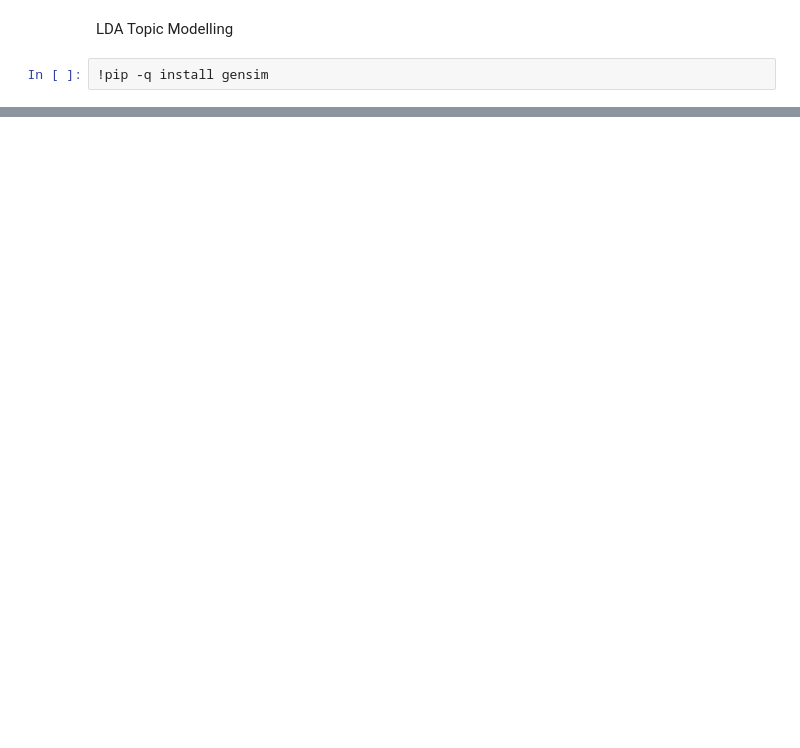
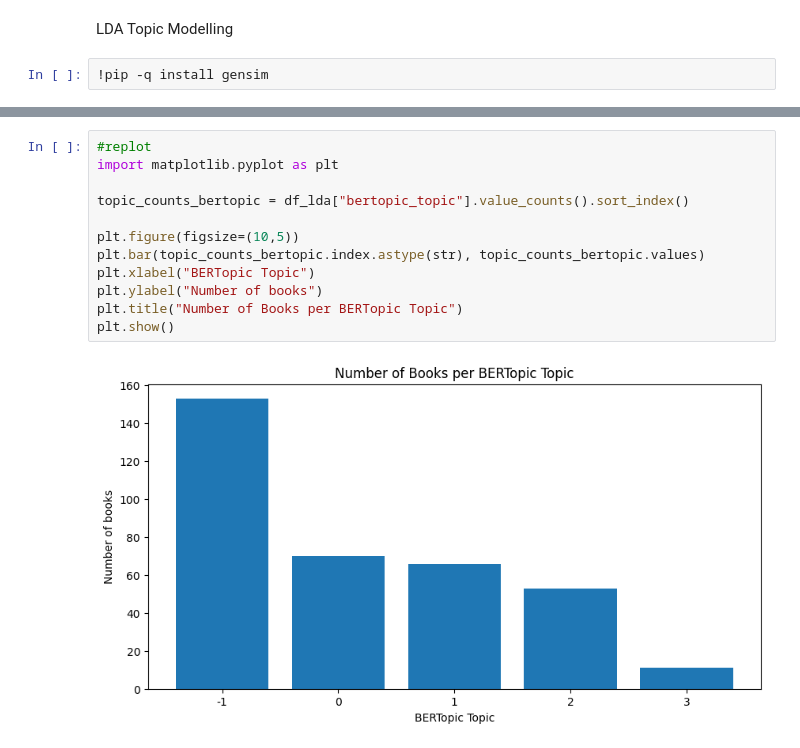
Before and after one commit to Elinab04/Book-Analysis, a Jupyter notebook: Book_Analysis.ipynb, the cells around one changed output, grey strips where cells are left out. Drawn from its saved outputs; the diff is of its cells as text; blank space fills up the shorter version.

```diff
--- a/Book_Analysis.ipynb
+++ b/Book_Analysis.ipynb
@@ -515,0 +827,14 @@ plt.show()
+# %%
+#replot
+import matplotlib.pyplot as plt
+
+topic_counts_bertopic = df_lda["bertopic_topic"].value_counts().sort_index()
+
+plt.figure(figsize=(10,5))
+plt.bar(topic_counts_bertopic.index.astype(str), topic_counts_bertopic.values)
+plt.xlabel("BERTopic Topic")
+plt.ylabel("Number of books")
+plt.title("Number of Books per BERTopic Topic")
+plt.show()
+# %% [output]
+[figure, added]
```
Also changed, not shown: parts of 38 cells of this notebook.
